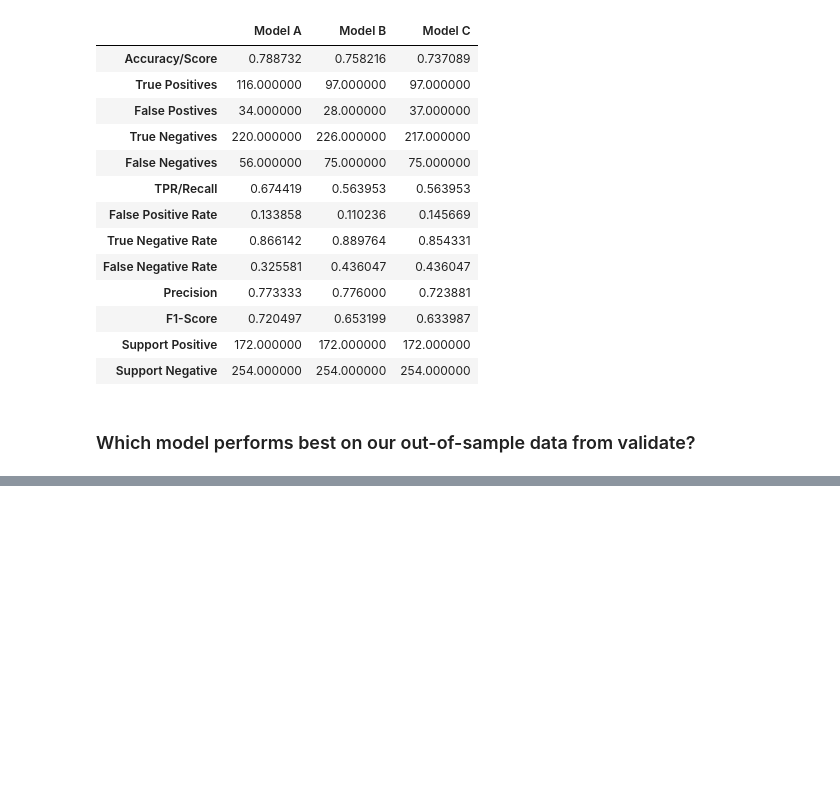
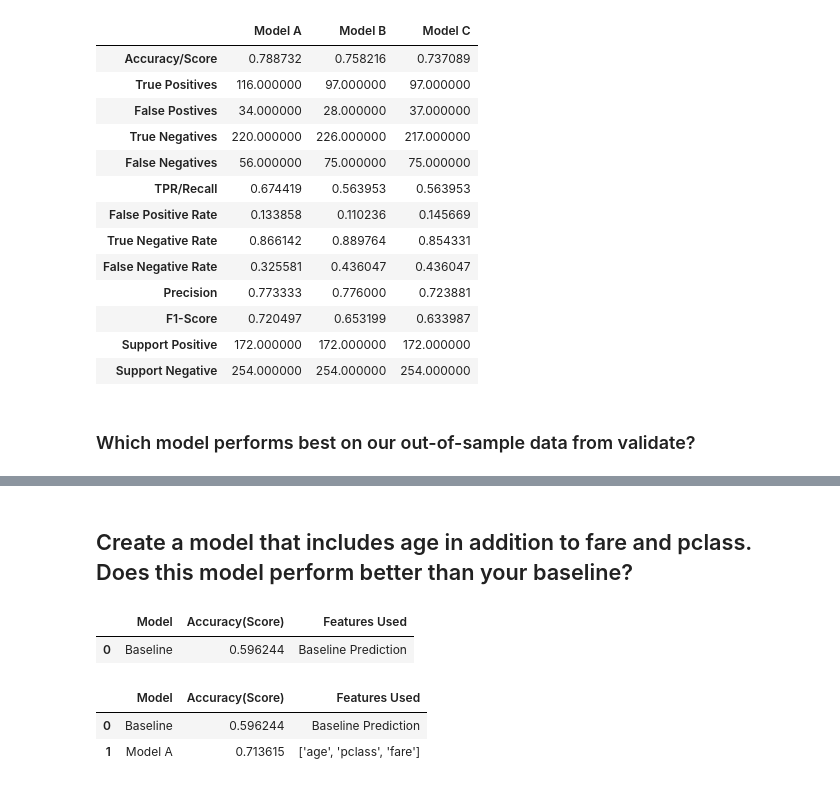
Before and after one commit to joshua-shorterivey/classification-exercises, a Jupyter notebook: model.ipynb, the cells around one changed output, grey strips where cells are left out. Cells and saved outputs as stored; diff of their text form; code cells hidden in the pictures; blank space fills up the shorter version.

```diff
--- a/model.ipynb
+++ b/model.ipynb
@@ -879,0 +887,2 @@ validate_scores
+# %% [markdown]
+## Create a model that includes age in addition to fare and pclass. Does this model perform better than your baseline?
@@ -879,0 +901,17 @@ validate_scores
+# %%
+def logit_feps (model, features, X, y, name):
+    """
+    """
+
+    # Fit a model using only these specified features
+    model.fit(X[features], y)
+
+    # Since we .fit on a subset, we .predict on that same subset of features
+    y_pred = model.predict(X[features])
+
+    score = pd.DataFrame({'Model': name, \
+    'Accuracy(Score)': model.score(X[features], y),
+    'Features Used': f'{features}',
+    }, index=[0])
+
+    return score
@@ -879,0 +920,10 @@ validate_scores
+# %%
+logit_scores = pd.DataFrame({'Model': 'Baseline', \
+    'Accuracy(Score)': baseline_acc,
+    'Features Used': 'Baseline Prediction',
+    }, index=[0])
+
+logit_scores
+# %% [output]
+|  | Model | Accuracy(Score) | Features Used |
+| 0 | Baseline | 0.596244 | Baseline Prediction |
@@ -879,0 +932,6 @@ validate_scores
+# %%
+logit_scores
+# %% [output]
+|  | Model | Accuracy(Score) | Features Used |
+| 0 | Baseline | 0.596244 | Baseline Prediction |
+| 1 | Model A | 0.713615 | ['age', 'pclass', 'fare'] |
```
Also changed, not shown: parts of 41 cells of this notebook.
